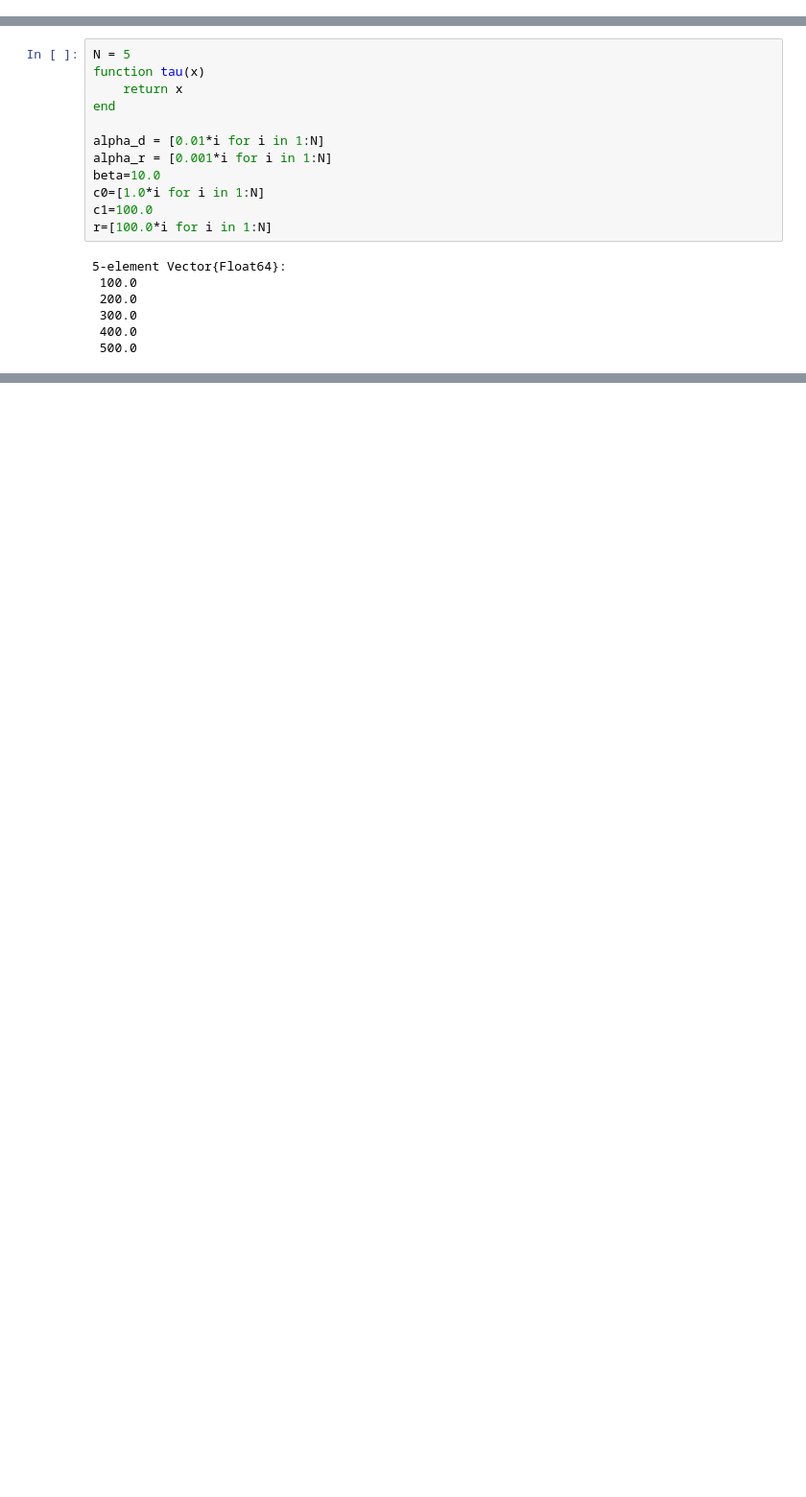
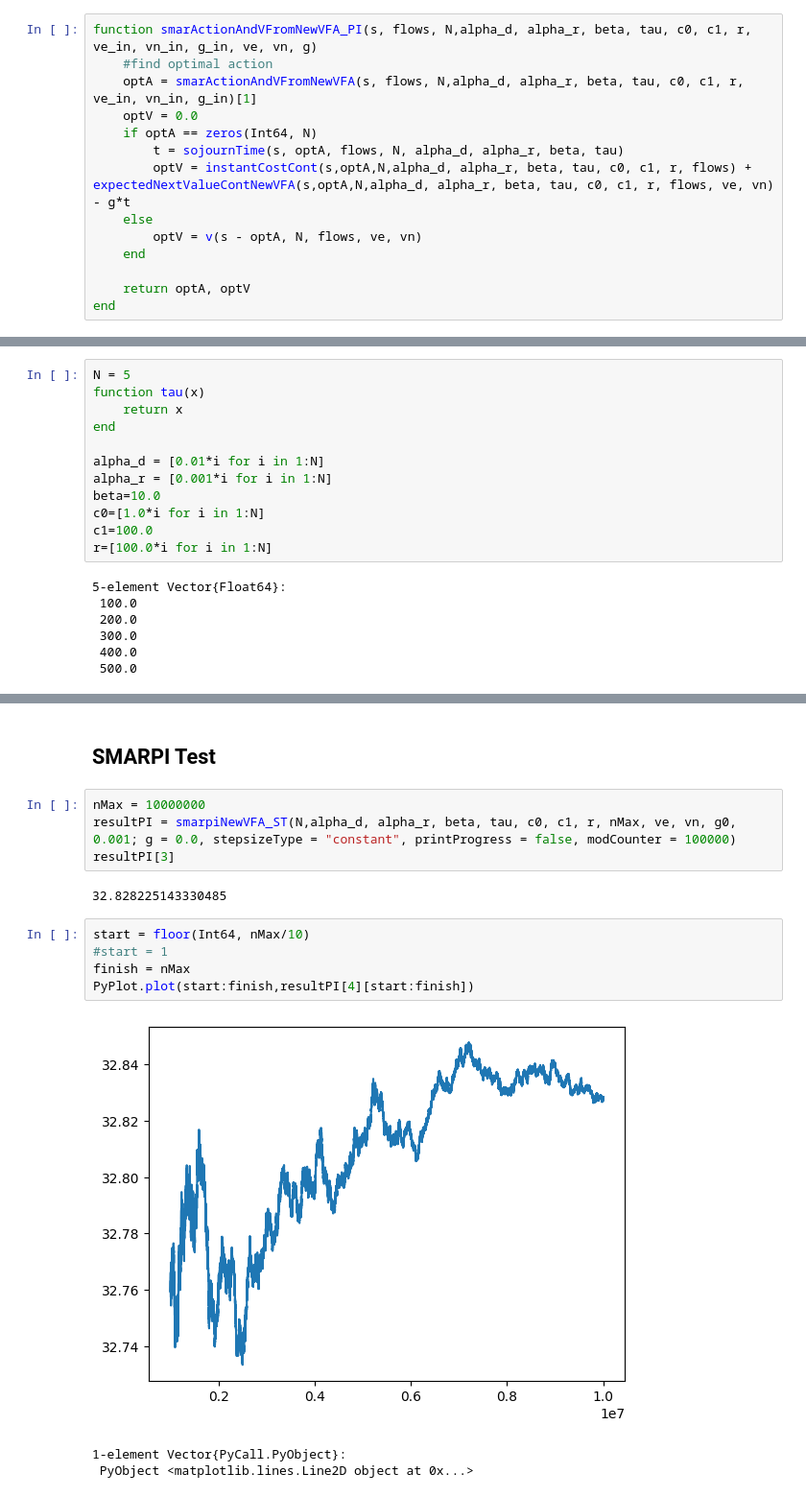
Before and after one commit to fairleyl/PhD-Code, a Jupyter notebook: Problem-Suite-SMARPI_NewVFA.ipynb, the cells around one changed output, grey strips where cells are left out. Shown at 96% size. Cells and saved outputs as stored; diff of their text form; blank space fills up the shorter version.

Commit message:
Update Problem-Suite-SMARPI_NewVFA.ipynb
SMARPI from VFA implemented

```diff
--- a/Problem-Suite-SMARPI_NewVFA.ipynb
+++ b/Problem-Suite-SMARPI_NewVFA.ipynb
@@ -5489,0 +5508,14 @@ smarpeNewVFA_ST_fa (generic function with 1 method)
+# %%
+function smarActionAndVFromNewVFA_PI(s, flows, N,alpha_d, alpha_r, beta, tau, c0, c1, r, ve_in, vn_in, g_in, ve, vn, g)
+    #find optimal action
+    optA = smarActionAndVFromNewVFA(s, flows, N,alpha_d, alpha_r, beta, tau, c0, c1, r, ve_in, vn_in, g_in)[1]
+    optV = 0.0
+    if optA == zeros(Int64, N)
+        t = sojournTime(s, optA, flows, N, alpha_d, alpha_r, beta, tau)
+        optV = instantCostCont(s,optA,N,alpha_d, alpha_r, beta, tau, c0, c1, r, flows) + expectedNextValueContNewVFA(s,optA,N,alpha_d, alpha_r, beta, tau, c0, c1, r, flows, ve, vn) - g*t
+    else
+        optV = v(s - optA, N, flows, ve, vn)
+    end
+
+    return optA, optV
+end
@@ -5592,2 +5756,19 @@ PyPlot.plot(gs[2][start:finish])
 1-element Vector{PyCall.PyObject}:
  PyObject <matplotlib.lines.Line2D object at 0x...>
+# %% [markdown]
+## SMARPI Test
+# %%
+nMax = 10000000
+resultPI = smarpiNewVFA_ST(N,alpha_d, alpha_r, beta, tau, c0, c1, r, nMax, ve, vn, g0, 0.001; g = 0.0, stepsizeType = "constant", printProgress = false, modCounter = 100000)
+resultPI[3]
+# %% [output]
+32.828225143330485
+# %%
+start = floor(Int64, nMax/10)
+#start = 1
+finish = nMax
+PyPlot.plot(start:finish,resultPI[4][start:finish])
+# %% [output]
+[figure, added]
+1-element Vector{PyCall.PyObject}:
+ PyObject <matplotlib.lines.Line2D object at 0x...>
```
Also changed, not shown: parts of 28 cells of this notebook.
